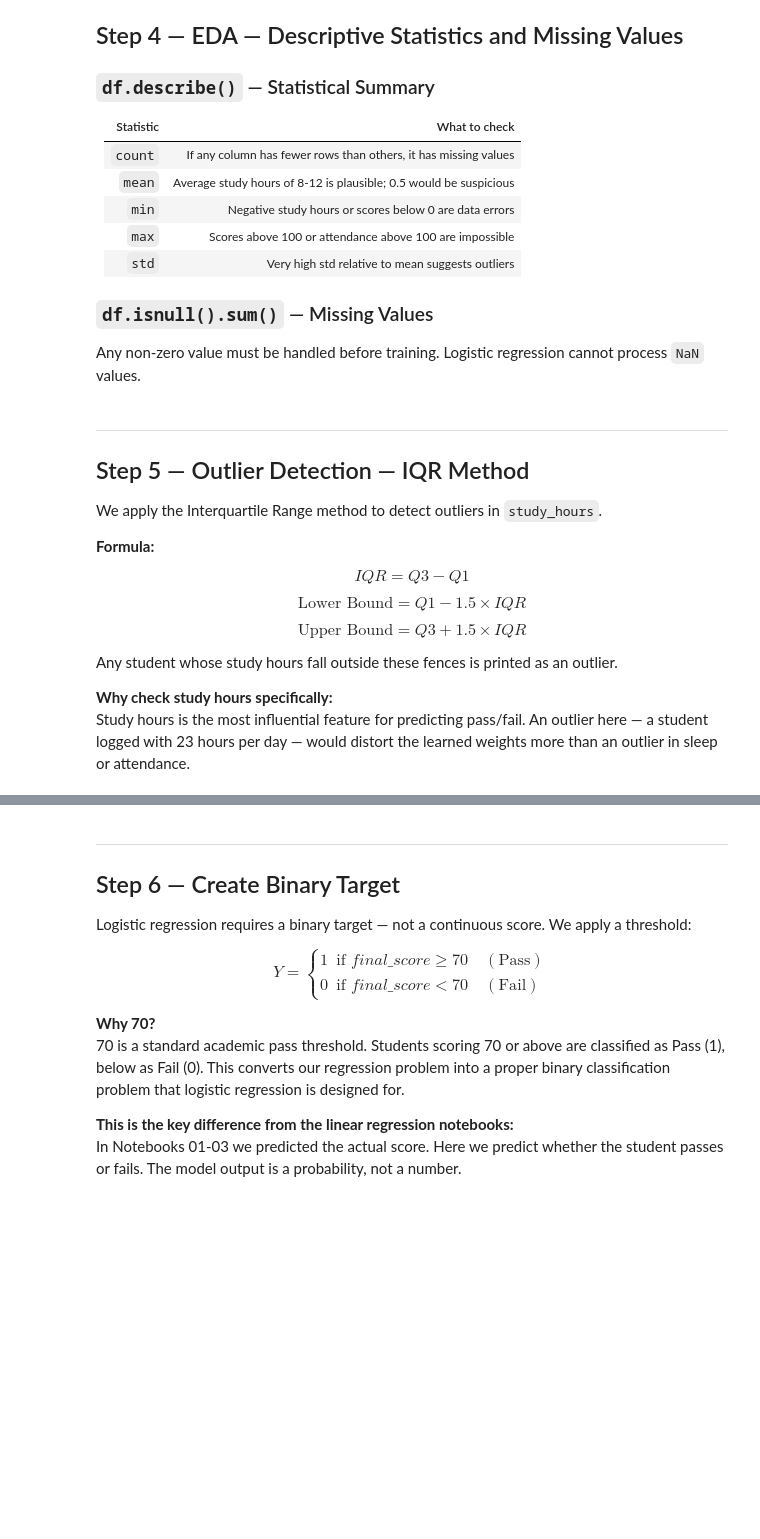
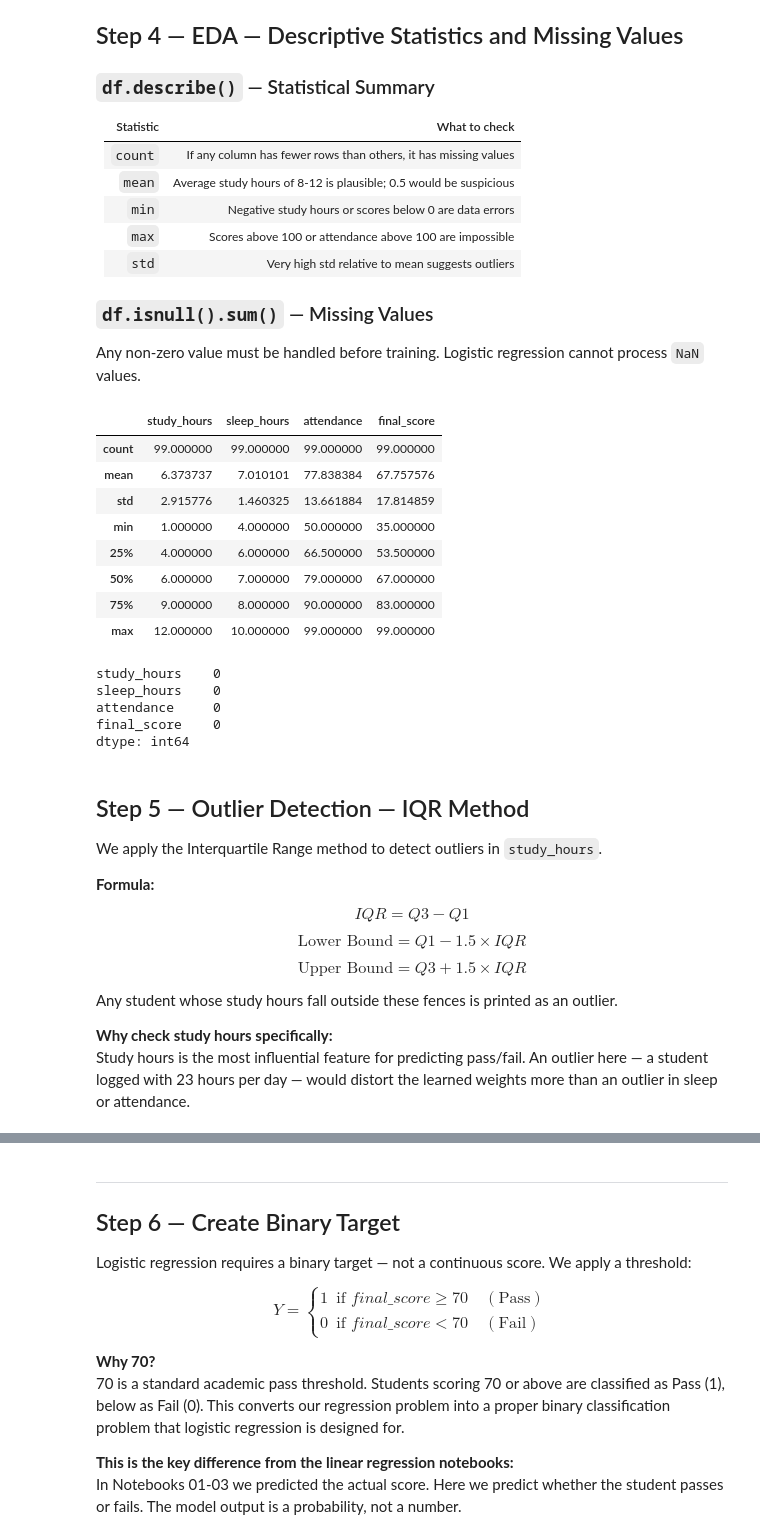
Before and after one commit to ather-ops/Supervised-ML-from-scratch, a Jupyter notebook: logistic-regression/01_logistic_regression_scratch.ipynb, the cells around one changed output, grey strips where cells are left out. Cells and saved outputs as stored; diff of their text form; code cells hidden in the pictures; blank space fills up the shorter version.

```diff
--- a/logistic-regression/01_logistic_regression_scratch.ipynb
+++ b/logistic-regression/01_logistic_regression_scratch.ipynb
@@ -177,13 +177,27 @@ plt.show()
 
 Any non-zero value must be handled before training. Logistic regression cannot process `NaN` values.
 # %%
-# step 3: Data expoloration(EDA)
-print("Basic statistic:",df.describe())
-print("="*80)
-print("missing values:",df.isnull().sum)
-print("="*80)
+df.describe()
+# %% [output]
+|  | study_hours | sleep_hours | attendance | final_score |
+| count | 99.000000 | 99.000000 | 99.000000 | 99.000000 |
+| mean | 6.373737 | 7.010101 | 77.838384 | 67.757576 |
+| std | 2.915776 | 1.460325 | 13.661884 | 17.814859 |
+| min | 1.000000 | 4.000000 | 50.000000 | 35.000000 |
+| 25% | 4.000000 | 6.000000 | 66.500000 | 53.500000 |
+| 50% | 6.000000 | 7.000000 | 79.000000 | 67.000000 |
+| 75% | 9.000000 | 8.000000 | 90.000000 | 83.000000 |
+| max | 12.000000 | 10.000000 | 99.000000 | 99.000000 |
+# %%
+df.isnull().sum()
+# %% [output]
+study_hours    0
+sleep_hours    0
+attendance     0
+final_score    0
+dtype: int64
 # %% [markdown]
----
+
 ## Step 5 — Outlier Detection — IQR Method
 
 We apply the Interquartile Range method to detect outliers in `study_hours`.
```
Also changed, not shown: parts of 15 cells of this notebook.
